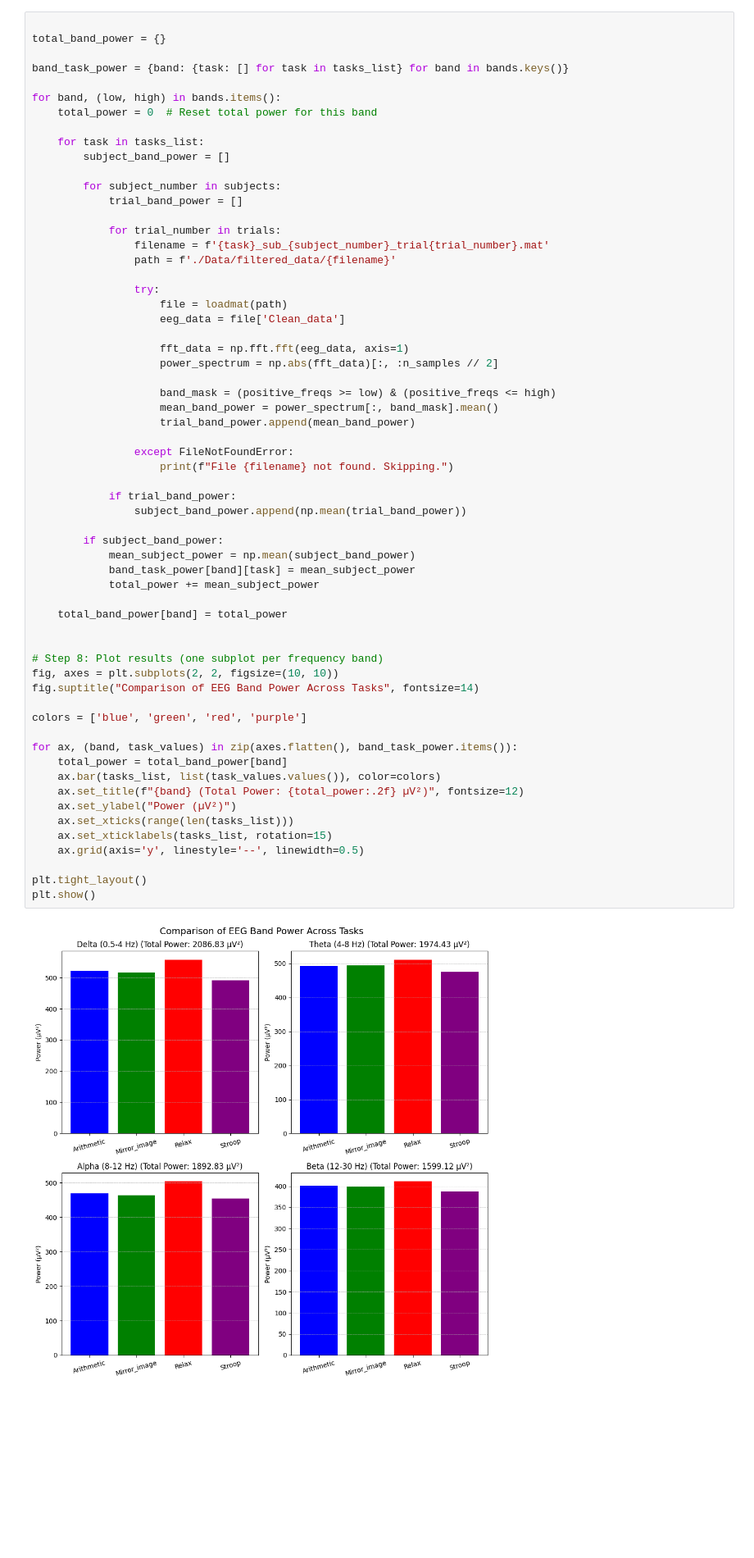
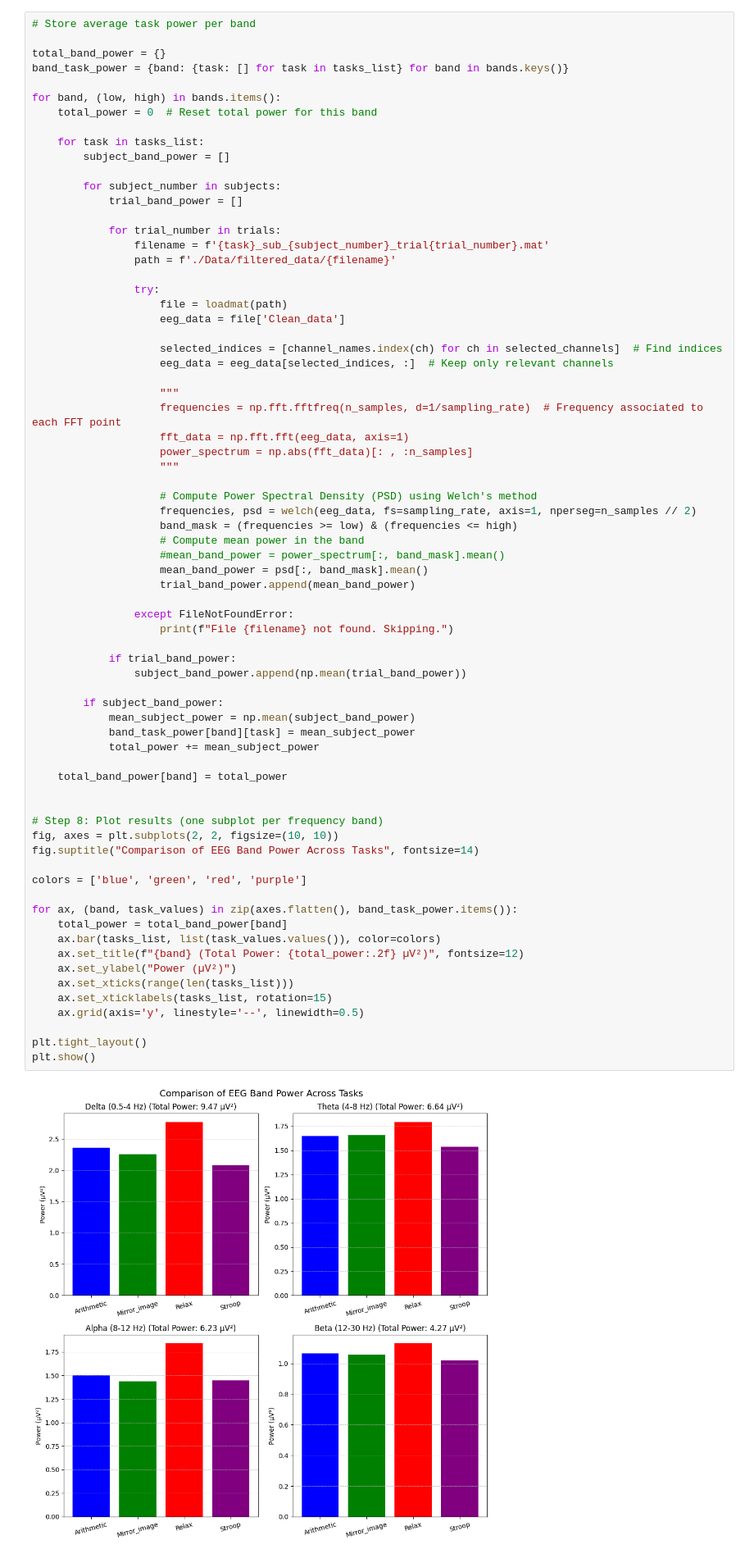
Before and after one commit to gaspachoo/EEG-Based-Stress-Recognition-Using-Neural-Networks, a Jupyter notebook: data_analysis.ipynb, the cells around one changed output. Shown at 82% size. Saved outputs shown, nothing was run; the diff lists cells and outputs as text; blank space fills up the shorter version.

Commit message:
edit data_analysis.ipynb to correct a mistake while plotting band power across tasks

```diff
--- a/data_analysis.ipynb
+++ b/data_analysis.ipynb
@@ -446,7 +465,7 @@ plt.show()
 # %%
+# Store average task power per band
 
 total_band_power = {}
-
 band_task_power = {band: {task: [] for task in tasks_list} for band in bands.keys()}
 
 for band, (low, high) in bands.items():
@@ -466,11 +485,21 @@ for band, (low, high) in bands.items():
                     file = loadmat(path)
                     eeg_data = file['Clean_data']
 
+                    selected_indices = [channel_names.index(ch) for ch in selected_channels]  # Find indices
+                    eeg_data = eeg_data[selected_indices, :]  # Keep only relevant channels
+
+                    """
+                    frequencies = np.fft.fftfreq(n_samples, d=1/sampling_rate)  # Frequency associated to each FFT point
                     fft_data = np.fft.fft(eeg_data, axis=1)
-                    power_spectrum = np.abs(fft_data)[:, :n_samples // 2]
+                    power_spectrum = np.abs(fft_data)[: , :n_samples]
+                    """
 
-                    band_mask = (positive_freqs >= low) & (positive_freqs <= high)
-                    mean_band_power = power_spectrum[:, band_mask].mean()
+                    # Compute Power Spectral Density (PSD) using Welch's method
+                    frequencies, psd = welch(eeg_data, fs=sampling_rate, axis=1, nperseg=n_samples // 2)
+                    band_mask = (frequencies >= low) & (frequencies <= high)
+                    # Compute mean power in the band
+                    #mean_band_power = power_spectrum[:, band_mask].mean()
+                    mean_band_power = psd[:, band_mask].mean()
                     trial_band_power.append(mean_band_power)
 
                 except FileNotFoundError:
@@ -478,34 +507,34 @@ for band, (low, high) in bands.items():
 
             if trial_band_power:
                 subject_band_power.append(np.mean(trial_band_power))
 
         if subject_band_power:
             mean_subject_power = np.mean(subject_band_power)
             band_task_power[band][task] = mean_subject_power
             total_power += mean_subject_power
 
     total_band_power[band] = total_power
 
 
 # Step 8: Plot results (one subplot per frequency band)
 fig, axes = plt.subplots(2, 2, figsize=(10, 10))
 fig.suptitle("Comparison of EEG Band Power Across Tasks", fontsize=14)
 
 colors = ['blue', 'green', 'red', 'purple']
 
 for ax, (band, task_values) in zip(axes.flatten(), band_task_power.items()):
     total_power = total_band_power[band]
     ax.bar(tasks_list, list(task_values.values()), color=colors)
     ax.set_title(f"{band} (Total Power: {total_power:.2f} µV²)", fontsize=12)
     ax.set_ylabel("Power (µV²)")
     ax.set_xticks(range(len(tasks_list)))
     ax.set_xticklabels(tasks_list, rotation=15)
     ax.grid(axis='y', linestyle='--', linewidth=0.5)
 
 plt.tight_layout()
 plt.show()
 # %% [output]
-[figure, old version]
+[figure, new version]
 # %% [markdown]
 ## ICA
 # %% [markdown]
```
Also changed, not shown: parts of 6 cells of this notebook, 1 other file.
